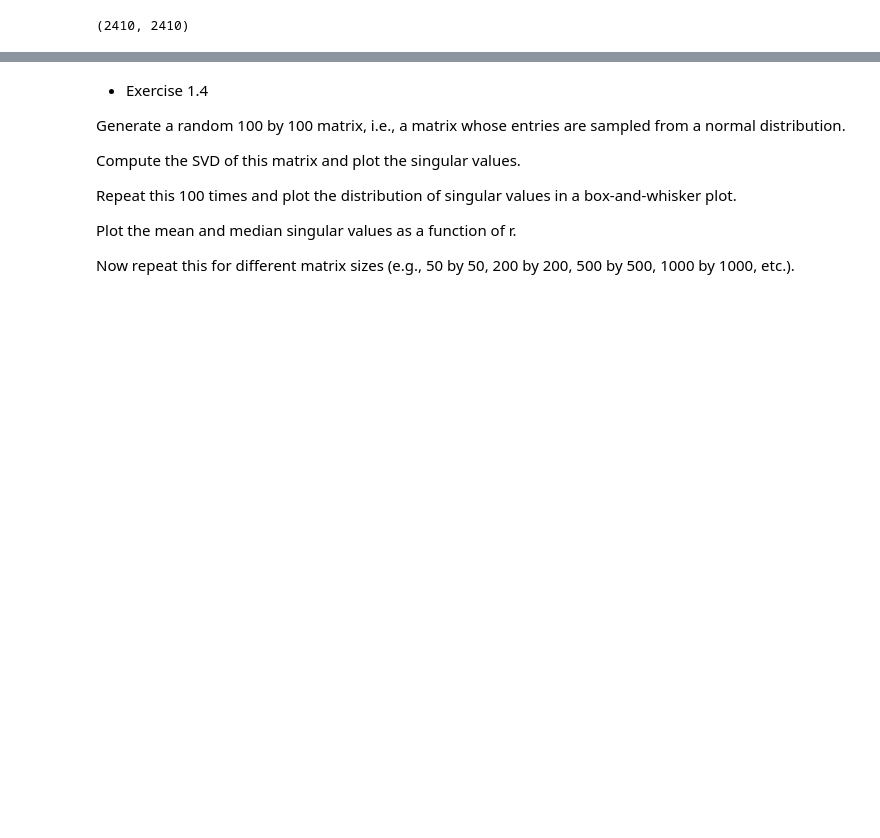
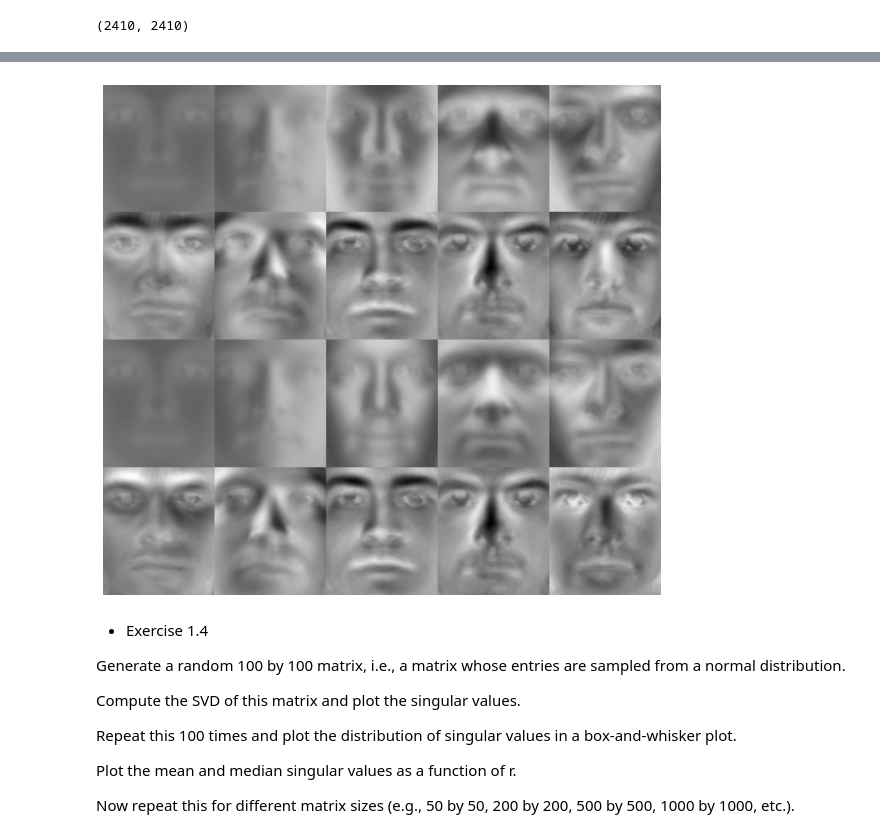
Before and after one commit to Challin0/M6397-HW-ChenL, a Jupyter notebook: Exercises/Ex_1.3_1.4.ipynb, the cells around one changed output, grey strips where cells are left out. Saved outputs shown, nothing was run; the diff lists cells and outputs as text; code cells hidden in the pictures; blank space fills up the shorter version.

```diff
--- a/Exercises/Ex_1.3_1.4.ipynb
+++ b/Exercises/Ex_1.3_1.4.ipynb
@@ -79,0 +139,4 @@ fig.tight_layout()
+# %%
+U_vs_Uss = np.zeros((n*4, m*5))
+# %%
+Ustack = np.column_stack((U[:,:10], U_ss[:,:10]))
@@ -79,0 +147,4 @@ fig.tight_layout()
+# %%
+for j in range(4):
+    for k in range(5):
+        print(j*5+k)
@@ -80,3 +172,17 @@ fig.tight_layout()
+# %%
+for j in range(4):
+    for k in range(5):
+        U_vs_Uss[j*n : (j+1)*n, k*m : (k+1)*m] = np.reshape(Ustack[:,j*5+k],(m,n)).T
+# %%
+plt.rcParams['figure.figsize'] = [10, 10]
+plt.rcParams.update({'font.size': 18})
+
+img = plt.imshow(U_vs_Uss)
+img.set_cmap('gray')
+plt.axis('off')
+plt.show()
+# %% [output]
+[figure, added]
 # %% [markdown]
 - Exercise 1.4
 
```
Also changed, not shown: parts of 24 cells of this notebook.
